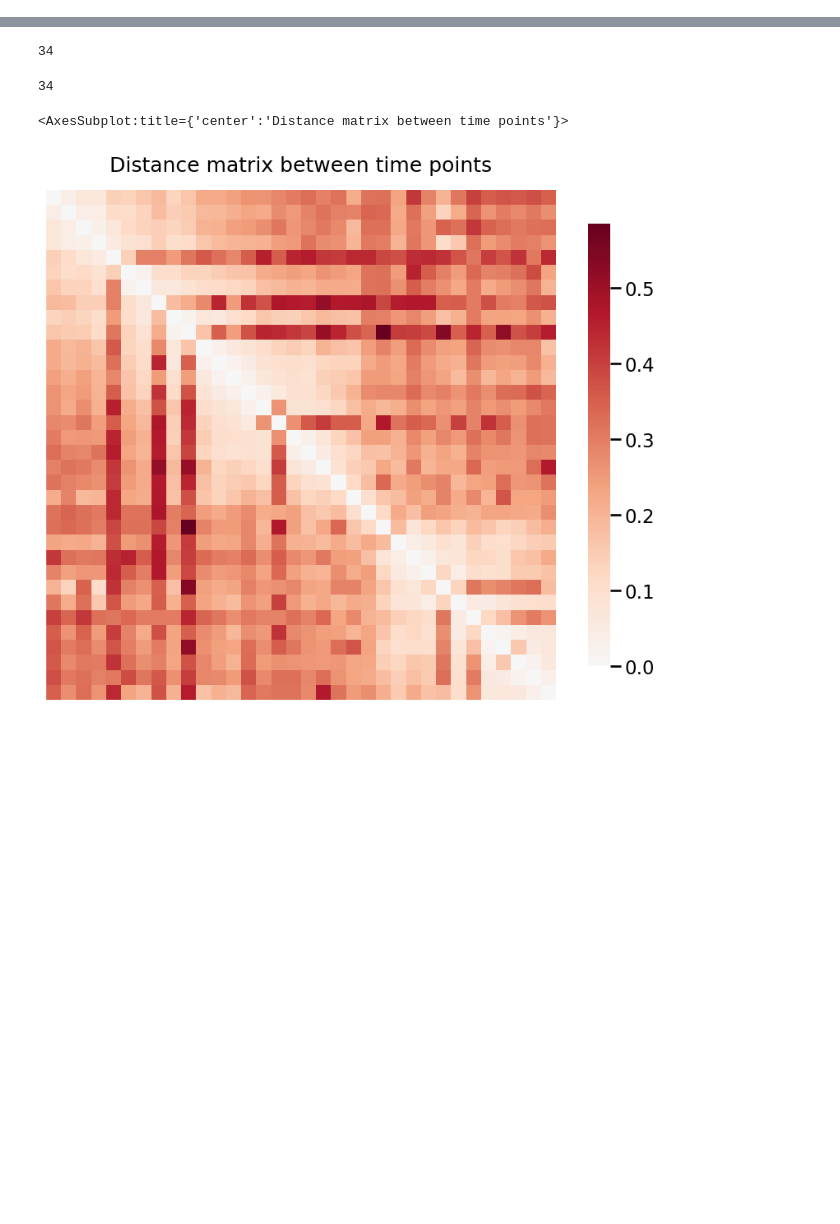
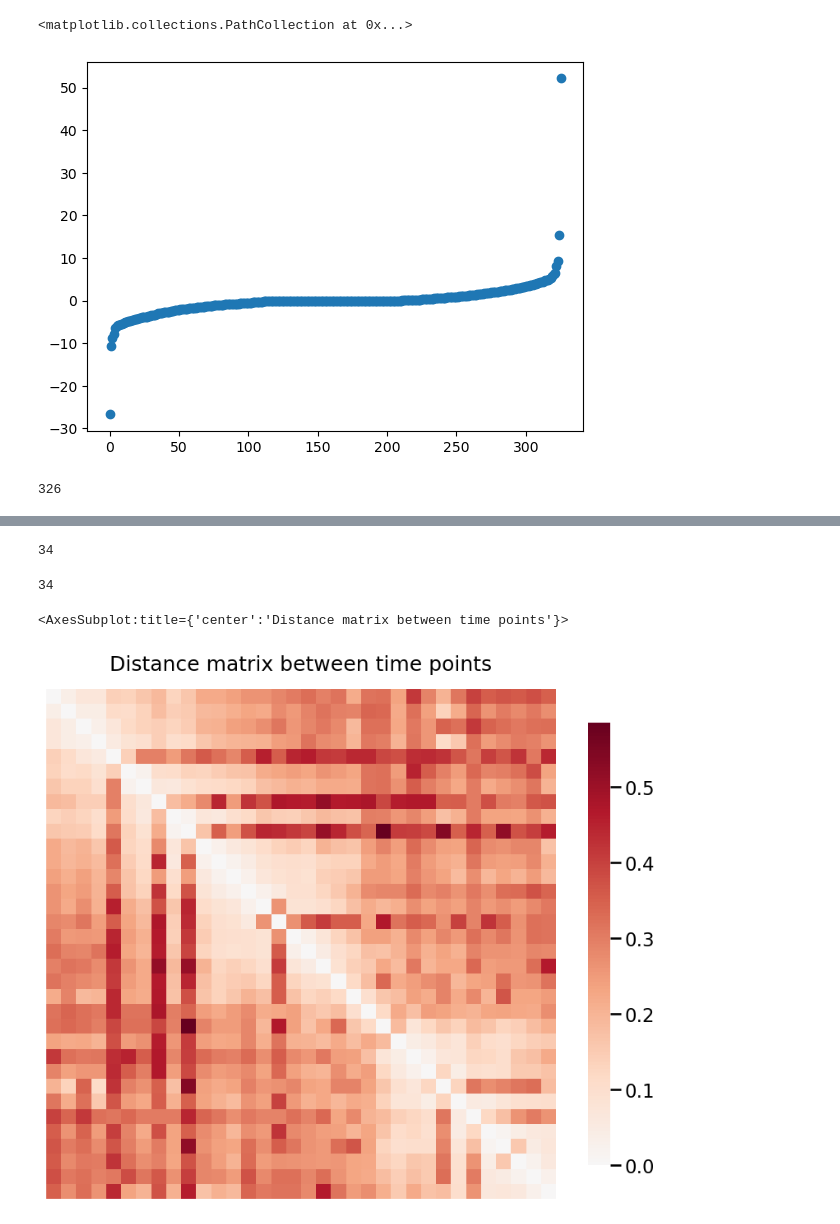
Before and after one commit to TianyiChen97/Organoid, a Jupyter notebook: Iso-mirror-TBS-window-community detection.ipynb, the cells around one changed output, grey strips where cells are left out. Drawn from its saved outputs; the diff is of its cells as text; code cells hidden in the pictures; blank space fills up the shorter version.

```diff
--- a/Iso-mirror-TBS-window-pairwiseLCCC.ipynb
+++ b/Iso-mirror-TBS-window-community detection.ipynb
@@ -176,5 +156,5 @@ sorted_filenames_updated
 # %%
-well='well005'
+well='well004'
 well_number = int(well[4:])+1
 # %%
 df = pd.read_csv('/Users/tianyichen/Desktop/Research /PhDresearch/Hopkins_Organoid/April 19 2024/Time-file.csv')
@@ -238,3 +218,18 @@ for i in range(len(sorted_filenames_updated)):
             kk.append(k)
             all_adj.append(adj)
             number_of_vertices.append(adj.shape[0])
+# %%
+i=3
+[a,ind]=graspologic_utils.largest_connected_component(all_adj[i],return_inds=True)
+n=len(ind)
+adj=all_adj[i][ind][:,ind]
+adj_sym = graspologic_utils.symmetrize(adj)
+s,u=np.linalg.eig(adj_sym)
+plt.scatter(range(adj.shape[0]),np.sort(s))
+# %% [output]
+<matplotlib.collections.PathCollection at 0x...>
+[figure, added]
+# %%
+n
+# %% [output]
+326
```
Also changed, not shown: parts of 6 cells of this notebook.
